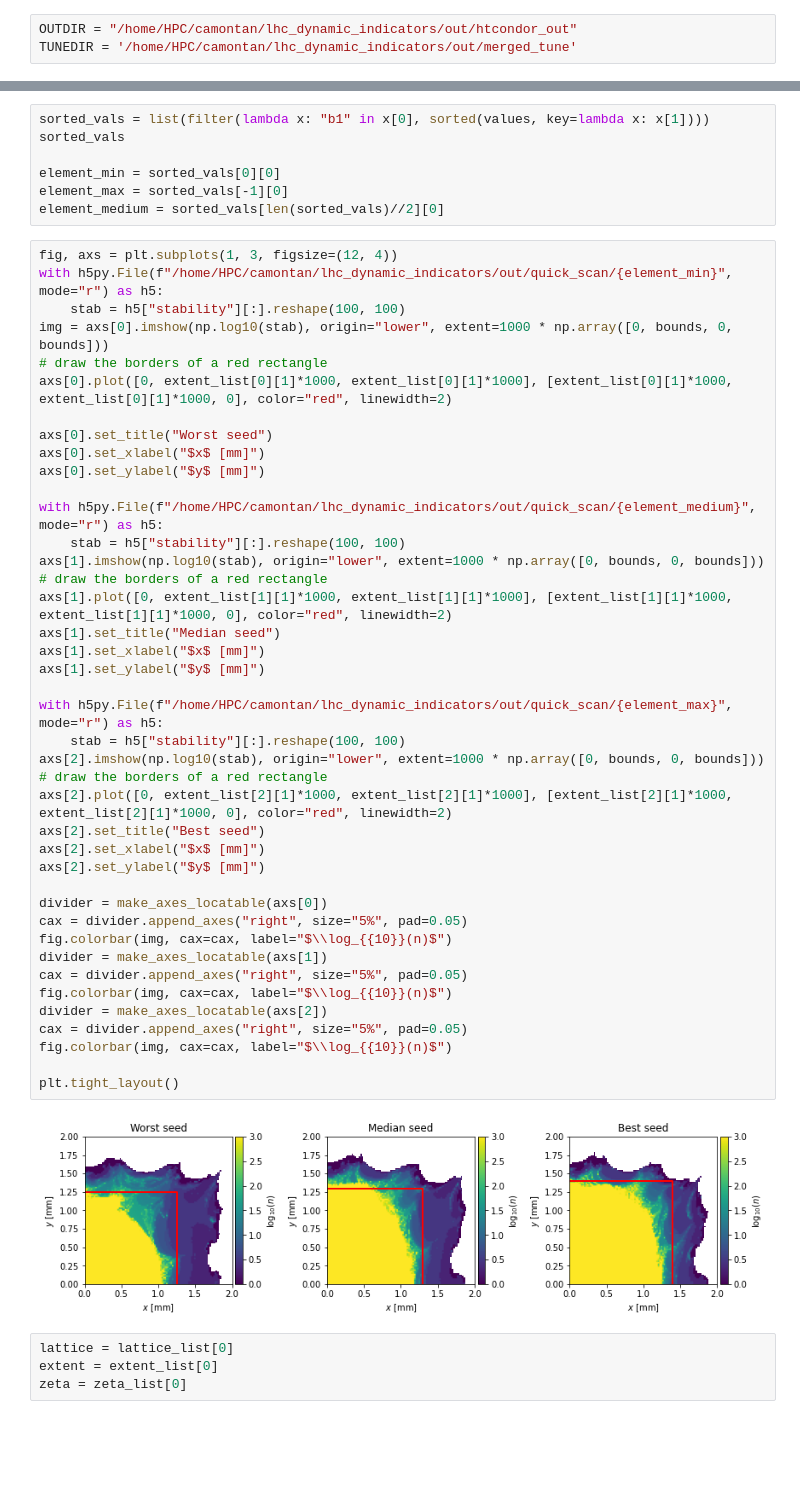
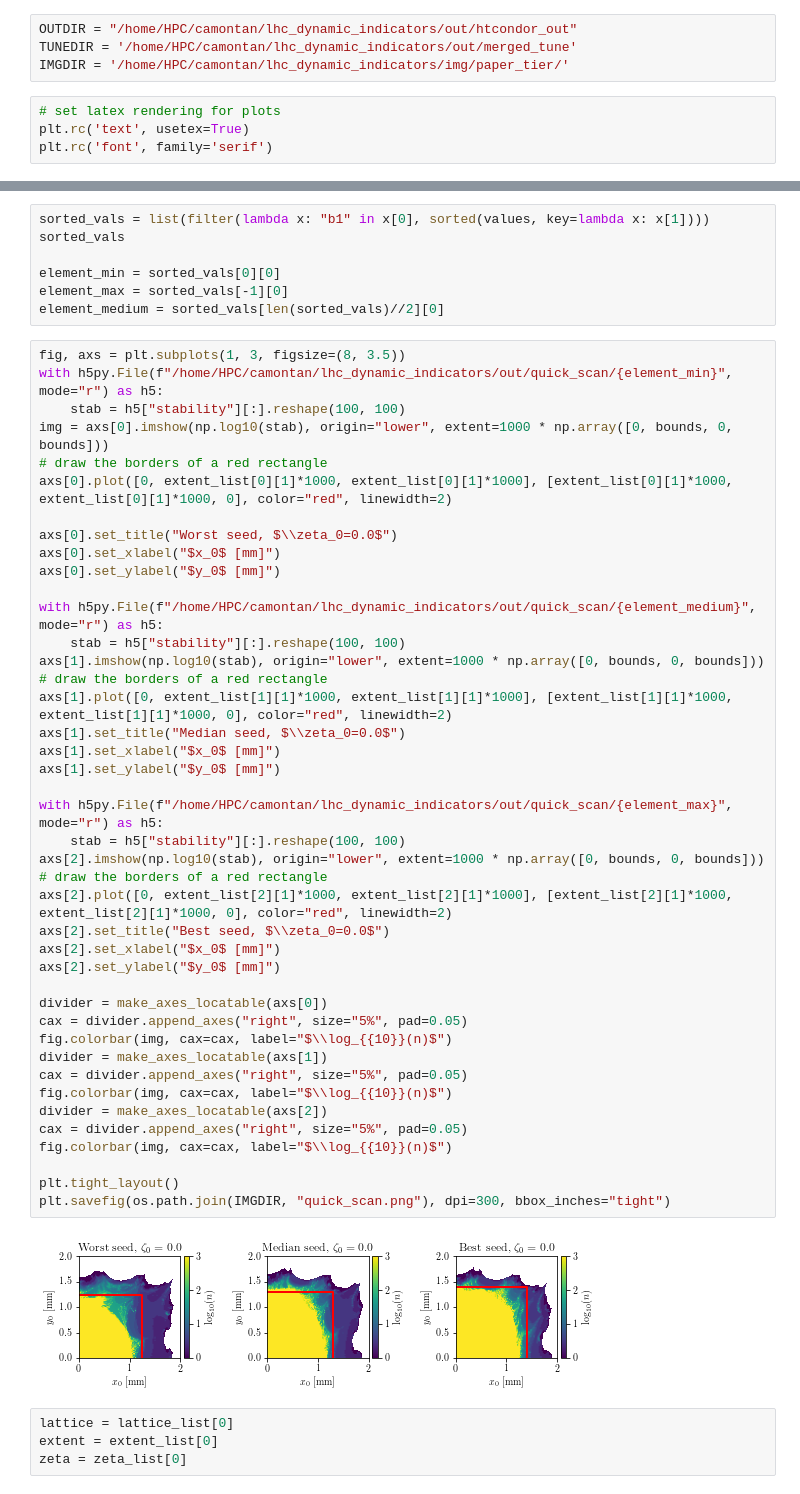
Before and after one commit to carlidel/lhc_dynamic_indicators, a Jupyter notebook: notebooks/inspections.ipynb, the cells around one changed output, grey strips where cells are left out. Cells and saved outputs as stored; diff of their text form; blank space fills up the shorter version.

```diff
--- a/notebooks/inspections.ipynb
+++ b/notebooks/inspections.ipynb
@@ -28,6 +28,11 @@ def gali(gali_matrix):
 # %%
 OUTDIR = "/home/HPC/camontan/lhc_dynamic_indicators/out/htcondor_out"
 TUNEDIR = '/home/HPC/camontan/lhc_dynamic_indicators/out/merged_tune'
+IMGDIR = '/home/HPC/camontan/lhc_dynamic_indicators/img/paper_tier/'
+# %%
+# set latex rendering for plots
+plt.rc('text', usetex=True)
+plt.rc('font', family='serif')
 # %%
 lattice_list = ["b1_worst", "b1_avg", "b1_best", "b2_worst", "b2_avg", "b2_best"]
 lattice_list = ["b1_worst", "b1_avg", "b1_best"]
@@ -65,48 +72,49 @@ element_min = sorted_vals[0][0]
 element_max = sorted_vals[-1][0]
 element_medium = sorted_vals[len(sorted_vals)//2][0]
 # %%
-fig, axs = plt.subplots(1, 3, figsize=(12, 4))
+fig, axs = plt.subplots(1, 3, figsize=(8, 3.5))
 with h5py.File(f"/home/HPC/camontan/lhc_dynamic_indicators/out/quick_scan/{element_min}", mode="r") as h5:
     stab = h5["stability"][:].reshape(100, 100)
 img = axs[0].imshow(np.log10(stab), origin="lower", extent=1000 * np.array([0, bounds, 0, bounds]))
 # draw the borders of a red rectangle
 axs[0].plot([0, extent_list[0][1]*1000, extent_list[0][1]*1000], [extent_list[0][1]*1000, extent_list[0][1]*1000, 0], color="red", linewidth=2)
 
-axs[0].set_title("Worst seed")
-axs[0].set_xlabel("$x$ [mm]")
-axs[0].set_ylabel("$y$ [mm]")
+axs[0].set_title("Worst seed, $\\zeta_0=0.0$")
+axs[0].set_xlabel("$x_0$ [mm]")
+axs[0].set_ylabel("$y_0$ [mm]")
 
 with h5py.File(f"/home/HPC/camontan/lhc_dynamic_indicators/out/quick_scan/{element_medium}", mode="r") as h5:
     stab = h5["stability"][:].reshape(100, 100)
 axs[1].imshow(np.log10(stab), origin="lower", extent=1000 * np.array([0, bounds, 0, bounds]))
 # draw the borders of a red rectangle
 axs[1].plot([0, extent_list[1][1]*1000, extent_list[1][1]*1000], [extent_list[1][1]*1000, extent_list[1][1]*1000, 0], color="red", linewidth=2)
-axs[1].set_title("Median seed")
-axs[1].set_xlabel("$x$ [mm]")
-axs[1].set_ylabel("$y$ [mm]")
+axs[1].set_title("Median seed, $\\zeta_0=0.0$")
+axs[1].set_xlabel("$x_0$ [mm]")
+axs[1].set_ylabel("$y_0$ [mm]")
 
 with h5py.File(f"/home/HPC/camontan/lhc_dynamic_indicators/out/quick_scan/{element_max}", mode="r") as h5:
     stab = h5["stability"][:].reshape(100, 100)
 axs[2].imshow(np.log10(stab), origin="lower", extent=1000 * np.array([0, bounds, 0, bounds]))
 # draw the borders of a red rectangle
 axs[2].plot([0, extent_list[2][1]*1000, extent_list[2][1]*1000], [extent_list[2][1]*1000, extent_list[2][1]*1000, 0], color="red", linewidth=2)
-axs[2].set_title("Best seed")
-axs[2].set_xlabel("$x$ [mm]")
-axs[2].set_ylabel("$y$ [mm]")
+axs[2].set_title("Best seed, $\\zeta_0=0.0$")
+axs[2].set_xlabel("$x_0$ [mm]")
+axs[2].set_ylabel("$y_0$ [mm]")
 
 divider = make_axes_locatable(axs[0])
 cax = divider.append_axes("right", size="5%", pad=0.05)
 fig.colorbar(img, cax=cax, label="$\\log_{{10}}(n)$")
 divider = make_axes_locatable(axs[1])
 cax = divider.append_axes("right", size="5%", pad=0.05)
 fig.colorbar(img, cax=cax, label="$\\log_{{10}}(n)$")
 divider = make_axes_locatable(axs[2])
 cax = divider.append_axes("right", size="5%", pad=0.05)
 fig.colorbar(img, cax=cax, label="$\\log_{{10}}(n)$")
 
 plt.tight_layout()
+plt.savefig(os.path.join(IMGDIR, "quick_scan.png"), dpi=300, bbox_inches="tight")
 # %% [output]
-[figure, old version]
+[figure, new version]
 # %%
 lattice = lattice_list[0]
 extent = extent_list[0]
```
Also changed, not shown: parts of 10 cells of this notebook.
